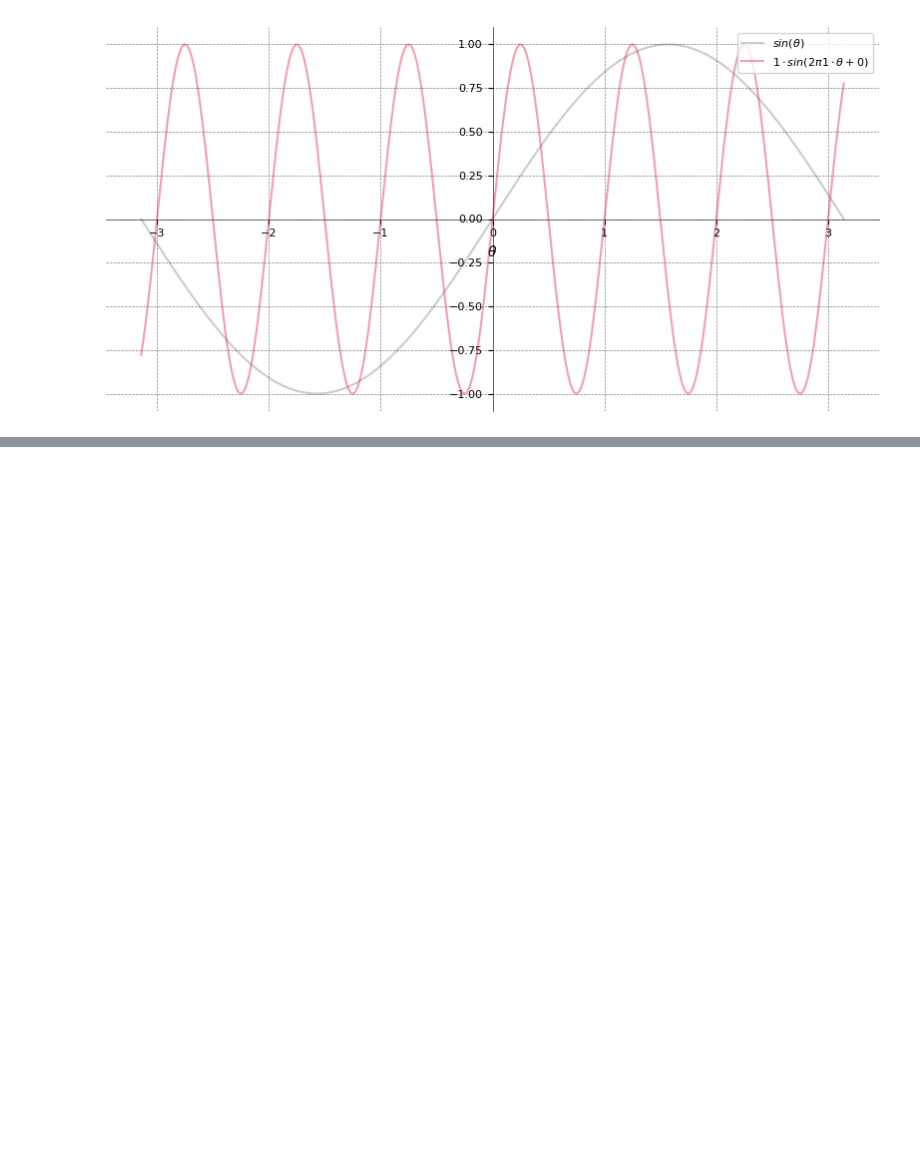
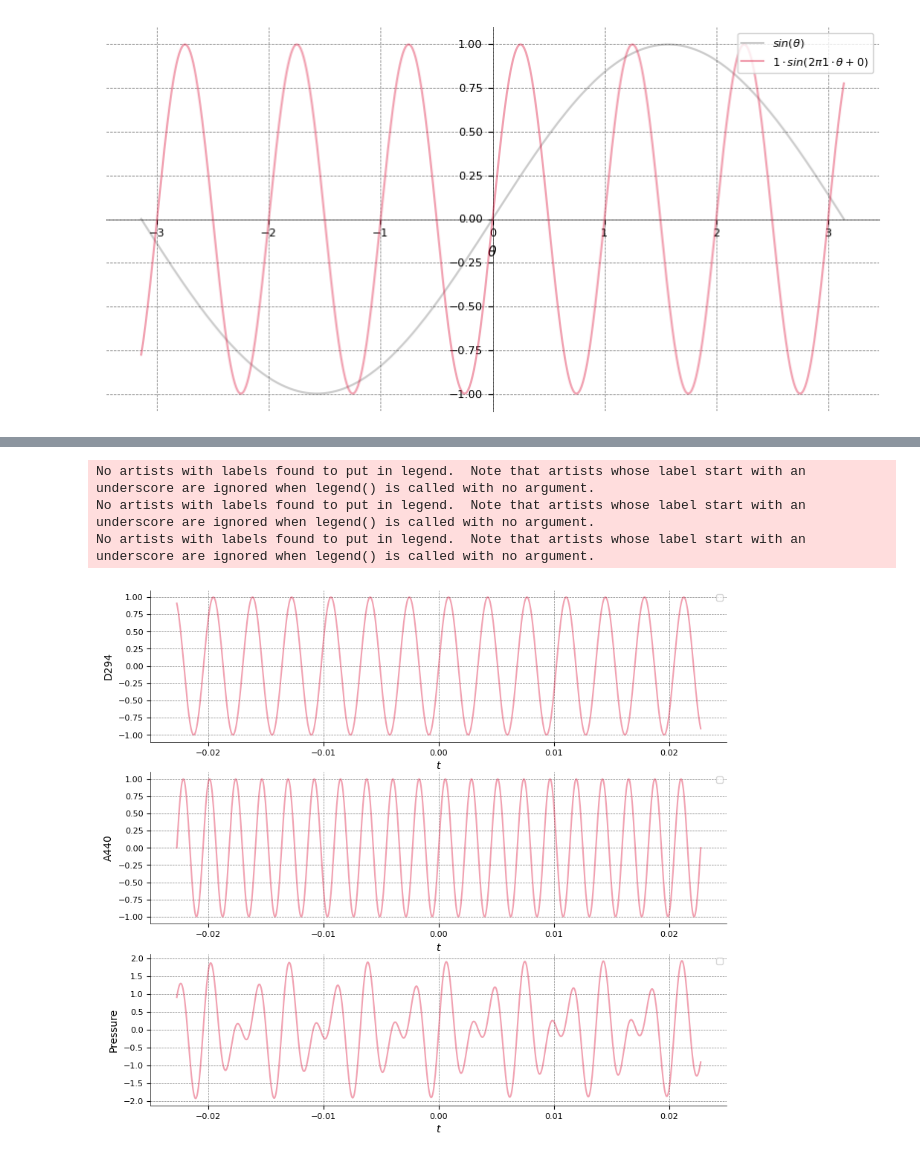
Before and after one commit to mshajarrazip/OpenCV-Notes, a Jupyter notebook: fourier.ipynb, the cells around one changed output, grey strips where cells are left out. Cells and saved outputs as stored; diff of their text form; code cells hidden in the pictures; blank space fills up the shorter version.

Commit message:
Recreating 3Blue1Brown's visualization +1

```diff
--- a/fourier.ipynb
+++ b/fourier.ipynb
@@ -11,7 +11,7 @@ def format_plot(ax):
     # format axis to the middle
 
     for pos in ['left', 'bottom']:
-        ax.spines[pos].set_position('zero')
+        # ax.spines[pos].set_position('zero')
         ax.spines[pos].set_color('black')
         ax.spines[pos].set_linewidth(0.5)
         # send the spine to the back
@@ -95,24 +76,30 @@ array([-5.70210263e+02, -5.51505183e+02, -5.31938948e+02, -5.11542110e+02,
 # %%
-t = np.linspace(-np.pi, np.pi, 1000)
+domain = 1/440*10 # np.pi
+t = np.linspace(-domain, domain, 1000)
 
-D294 = get_signal(1, 294, 1, 0)
-A440 = get_signal(1, 440, 1, 0)
+D294 = get_signal(t, 294, 1, 0)
+A440 = get_signal(t, 440, 1, 0)
 Pressure = D294 + A440
-to_plot = {
-    'Pressure': Pressure,
-    'D294': D294,
-    'A440': A440
-}
-_, ax = plt.subplots(len(to_plot), 1, figsize=(10, 3*len(to_plot)))
-for ylabel, y in to_plot.items():
-    ax.plot(t, y, label=ylabel)
-    ax.set_xlabel('$\\theta$')
-    format_plot(ax)
+y_ = [D294, A440, Pressure]
+titles = ['D294', 'A440', 'Pressure']
 
-ax.plot(t, y_sin, color='black', alpha=0.2, label='$sin(\\theta)$')
+_, ax = plt.subplots(len(y_), 1, figsize=(10, 3*len(y_)))
+for i, y in enumerate(y_):
+    ax[i].plot(t, y, color='crimson', alpha=0.4)
+    ax[i].set_xlabel('$t$')
+    ax[i].set_ylabel(titles[i])
+    format_plot(ax[i])
+
+plt.show()
+# ax.plot(t, y_sin, color='black', alpha=0.2, label='$sin(\\theta)$')
 
 
 # ax.plot(t, y_sinusoid, color='crimson', alpha=0.4, label=f"${{{A}}} \\cdot sin(2 \\pi {{{f}}} \\cdot \\theta + {{{phi}}})$")
 # ax.set_xlabel('$\\theta$')
 # format_plot(ax)
 # plt.show()
+# %% [output]
+No artists with labels found to put in legend.  Note that artists whose label start with an underscore are ignored when legend() is called with no argument.
+No artists with labels found to put in legend.  Note that artists whose label start with an underscore are ignored when legend() is called with no argument.
+No artists with labels found to put in legend.  Note that artists whose label start with an underscore are ignored when legend() is called with no argument.
+[figure, added]
```
Also changed, not shown: parts of 1 cell of this notebook.
